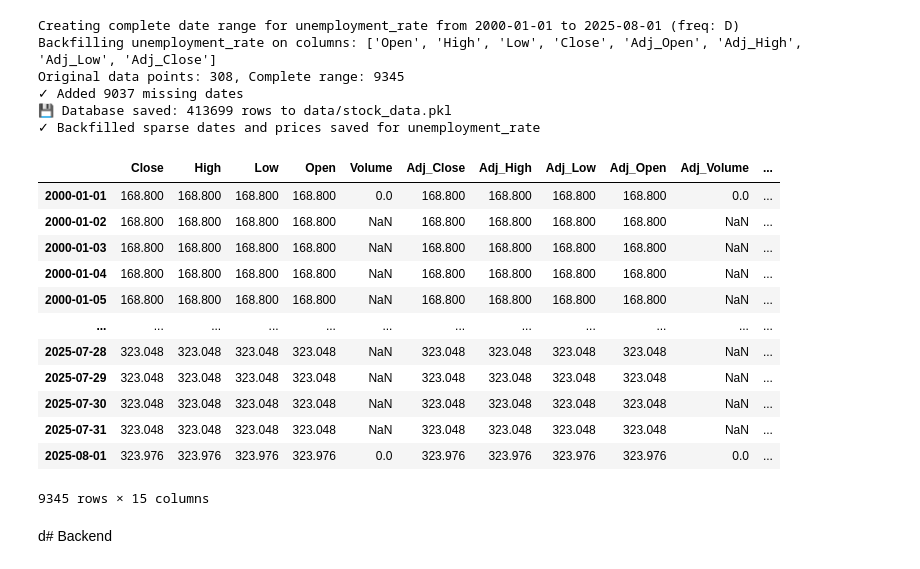
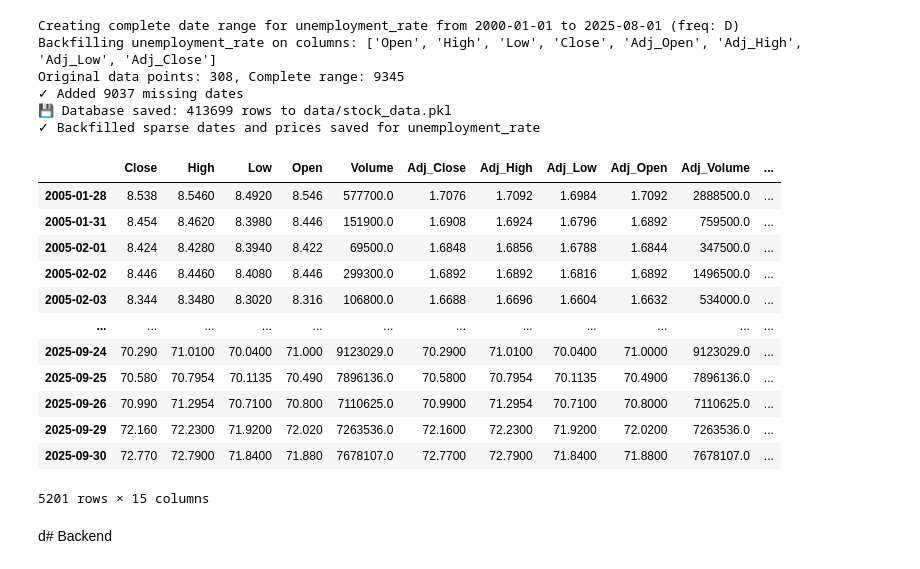
Before and after one commit to farrellsc/StockAnalysis, a Jupyter notebook: playground.ipynb, the cells around one changed output. Drawn from its saved outputs; the diff is of its cells as text; code cells hidden in the pictures.

```diff
--- a/playground.ipynb
+++ b/playground.ipynb
@@ -216,21 +220,21 @@ Original data points: 308, Complete range: 9345
 💾 Database saved: 413699 rows to data/stock_data.pkl
 ✓ Backfilled sparse dates and prices saved for unemployment_rate
 # %%
-db.query(symbol='cpi_inflation')
+db.query(symbol='IAU')
 # %% [output]
 |  | Close | High | Low | Open | Volume | Adj_Close | Adj_High | Adj_Low | Adj_Open | Adj_Volume | ... |
-| 2000-01-01 | 168.800 | 168.800 | 168.800 | 168.800 | 0.0 | 168.800 | 168.800 | 168.800 | 168.800 | 0.0 | ... |
-| 2000-01-02 | 168.800 | 168.800 | 168.800 | 168.800 | NaN | 168.800 | 168.800 | 168.800 | 168.800 | NaN | ... |
-| 2000-01-03 | 168.800 | 168.800 | 168.800 | 168.800 | NaN | 168.800 | 168.800 | 168.800 | 168.800 | NaN | ... |
-| 2000-01-04 | 168.800 | 168.800 | 168.800 | 168.800 | NaN | 168.800 | 168.800 | 168.800 | 168.800 | NaN | ... |
-| 2000-01-05 | 168.800 | 168.800 | 168.800 | 168.800 | NaN | 168.800 | 168.800 | 168.800 | 168.800 | NaN | ... |
+| 2005-01-28 | 8.538 | 8.5460 | 8.4920 | 8.546 | 577700.0 | 1.7076 | 1.7092 | 1.6984 | 1.7092 | 2888500.0 | ... |
+| 2005-01-31 | 8.454 | 8.4620 | 8.3980 | 8.446 | 151900.0 | 1.6908 | 1.6924 | 1.6796 | 1.6892 | 759500.0 | ... |
+| 2005-02-01 | 8.424 | 8.4280 | 8.3940 | 8.422 | 69500.0 | 1.6848 | 1.6856 | 1.6788 | 1.6844 | 347500.0 | ... |
+| 2005-02-02 | 8.446 | 8.4460 | 8.4080 | 8.446 | 299300.0 | 1.6892 | 1.6892 | 1.6816 | 1.6892 | 1496500.0 | ... |
+| 2005-02-03 | 8.344 | 8.3480 | 8.3020 | 8.316 | 106800.0 | 1.6688 | 1.6696 | 1.6604 | 1.6632 | 534000.0 | ... |
 | ... | ... | ... | ... | ... | ... | ... | ... | ... | ... | ... | ... |
-| 2025-07-28 | 323.048 | 323.048 | 323.048 | 323.048 | NaN | 323.048 | 323.048 | 323.048 | 323.048 | NaN | ... |
-| 2025-07-29 | 323.048 | 323.048 | 323.048 | 323.048 | NaN | 323.048 | 323.048 | 323.048 | 323.048 | NaN | ... |
-| 2025-07-30 | 323.048 | 323.048 | 323.048 | 323.048 | NaN | 323.048 | 323.048 | 323.048 | 323.048 | NaN | ... |
-| 2025-07-31 | 323.048 | 323.048 | 323.048 | 323.048 | NaN | 323.048 | 323.048 | 323.048 | 323.048 | NaN | ... |
-| 2025-08-01 | 323.976 | 323.976 | 323.976 | 323.976 | 0.0 | 323.976 | 323.976 | 323.976 | 323.976 | 0.0 | ... |
+| 2025-09-24 | 70.290 | 71.0100 | 70.0400 | 71.000 | 9123029.0 | 70.2900 | 71.0100 | 70.0400 | 71.0000 | 9123029.0 | ... |
+| 2025-09-25 | 70.580 | 70.7954 | 70.1135 | 70.490 | 7896136.0 | 70.5800 | 70.7954 | 70.1135 | 70.4900 | 7896136.0 | ... |
+| 2025-09-26 | 70.990 | 71.2954 | 70.7100 | 70.800 | 7110625.0 | 70.9900 | 71.2954 | 70.7100 | 70.8000 | 7110625.0 | ... |
+| 2025-09-29 | 72.160 | 72.2300 | 71.9200 | 72.020 | 7263536.0 | 72.1600 | 72.2300 | 71.9200 | 72.0200 | 7263536.0 | ... |
+| 2025-09-30 | 72.770 | 72.7900 | 71.8400 | 71.880 | 7678107.0 | 72.7700 | 72.7900 | 71.8400 | 71.8800 | 7678107.0 | ... |
-9345 rows × 15 columns
+5201 rows × 15 columns
 # %% [markdown]
 d# Backend
 # %%
```
Also changed, not shown: parts of 10 cells of this notebook, 3 other files.
